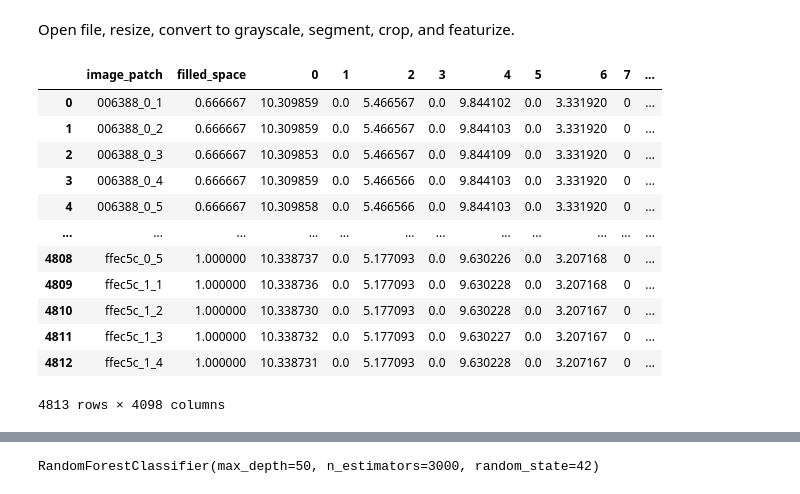
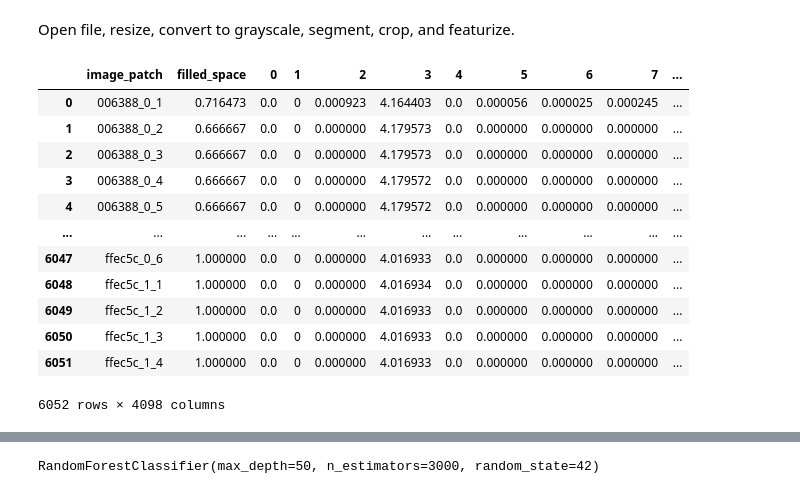
Before and after one commit to cullen-molitor/strip_ai, a Jupyter notebook: mayo-clinic-strip-ai.ipynb, the cells around one changed output, grey strips where cells are left out. Cells and saved outputs as stored; diff of their text form; code cells hidden in the pictures.

Commit message:
Kaggle Notebook | mayo_clinic_strip_ai | Version 11

```diff
--- a/mayo-clinic-strip-ai.ipynb
+++ b/mayo-clinic-strip-ai.ipynb
@@ -276,23 +239,23 @@ Open file, resize, convert to grayscale, segment, crop, and featurize.
 # %%
 # %%time
 # train_features = compute_features(train_images)
 # train_features.to_csv("train_features.csv", index=False)
-train_features = pd.read_csv('/kaggle/input/trainfeatures/train_features.csv')
+train_features = pd.read_csv('/kaggle/input/features/train_features.csv')
 train_features
 # %% [output]
 |  | image_patch | filled_space | 0 | 1 | 2 | 3 | 4 | 5 | 6 | 7 | ... |
-| 0 | 006388_0_1 | 0.666667 | 10.309859 | 0.0 | 5.466567 | 0.0 | 9.844102 | 0.0 | 3.331920 | 0 | ... |
-| 1 | 006388_0_2 | 0.666667 | 10.309859 | 0.0 | 5.466567 | 0.0 | 9.844103 | 0.0 | 3.331920 | 0 | ... |
-| 2 | 006388_0_3 | 0.666667 | 10.309853 | 0.0 | 5.466567 | 0.0 | 9.844109 | 0.0 | 3.331920 | 0 | ... |
-| 3 | 006388_0_4 | 0.666667 | 10.309859 | 0.0 | 5.466566 | 0.0 | 9.844103 | 0.0 | 3.331920 | 0 | ... |
-| 4 | 006388_0_5 | 0.666667 | 10.309858 | 0.0 | 5.466566 | 0.0 | 9.844103 | 0.0 | 3.331920 | 0 | ... |
+| 0 | 006388_0_1 | 0.716473 | 0.0 | 0 | 0.000923 | 4.164403 | 0.0 | 0.000056 | 0.000025 | 0.000245 | ... |
+| 1 | 006388_0_2 | 0.666667 | 0.0 | 0 | 0.000000 | 4.179573 | 0.0 | 0.000000 | 0.000000 | 0.000000 | ... |
+| 2 | 006388_0_3 | 0.666667 | 0.0 | 0 | 0.000000 | 4.179573 | 0.0 | 0.000000 | 0.000000 | 0.000000 | ... |
+| 3 | 006388_0_4 | 0.666667 | 0.0 | 0 | 0.000000 | 4.179572 | 0.0 | 0.000000 | 0.000000 | 0.000000 | ... |
+| 4 | 006388_0_5 | 0.666667 | 0.0 | 0 | 0.000000 | 4.179572 | 0.0 | 0.000000 | 0.000000 | 0.000000 | ... |
 | ... | ... | ... | ... | ... | ... | ... | ... | ... | ... | ... | ... |
-| 4808 | ffec5c_0_5 | 1.000000 | 10.338737 | 0.0 | 5.177093 | 0.0 | 9.630226 | 0.0 | 3.207168 | 0 | ... |
-| 4809 | ffec5c_1_1 | 1.000000 | 10.338736 | 0.0 | 5.177093 | 0.0 | 9.630228 | 0.0 | 3.207168 | 0 | ... |
-| 4810 | ffec5c_1_2 | 1.000000 | 10.338730 | 0.0 | 5.177093 | 0.0 | 9.630228 | 0.0 | 3.207167 | 0 | ... |
-| 4811 | ffec5c_1_3 | 1.000000 | 10.338732 | 0.0 | 5.177093 | 0.0 | 9.630227 | 0.0 | 3.207167 | 0 | ... |
-| 4812 | ffec5c_1_4 | 1.000000 | 10.338731 | 0.0 | 5.177093 | 0.0 | 9.630228 | 0.0 | 3.207167 | 0 | ... |
+| 6047 | ffec5c_0_6 | 1.000000 | 0.0 | 0 | 0.000000 | 4.016933 | 0.0 | 0.000000 | 0.000000 | 0.000000 | ... |
+| 6048 | ffec5c_1_1 | 1.000000 | 0.0 | 0 | 0.000000 | 4.016934 | 0.0 | 0.000000 | 0.000000 | 0.000000 | ... |
+| 6049 | ffec5c_1_2 | 1.000000 | 0.0 | 0 | 0.000000 | 4.016933 | 0.0 | 0.000000 | 0.000000 | 0.000000 | ... |
+| 6050 | ffec5c_1_3 | 1.000000 | 0.0 | 0 | 0.000000 | 4.016933 | 0.0 | 0.000000 | 0.000000 | 0.000000 | ... |
+| 6051 | ffec5c_1_4 | 1.000000 | 0.0 | 0 | 0.000000 | 4.016933 | 0.0 | 0.000000 | 0.000000 | 0.000000 | ... |
-4813 rows × 4098 columns
+6052 rows × 4098 columns
 # %%
 %%time
 test_features = compute_features(test_images)
```
Also changed, not shown: parts of 14 cells of this notebook.
